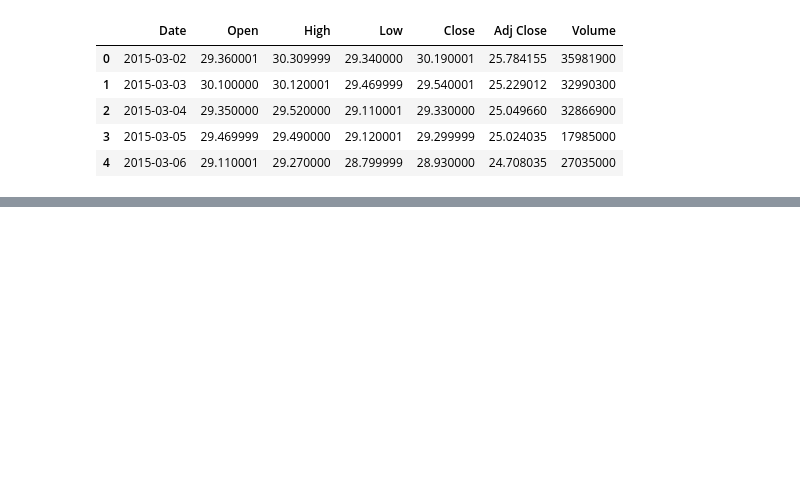
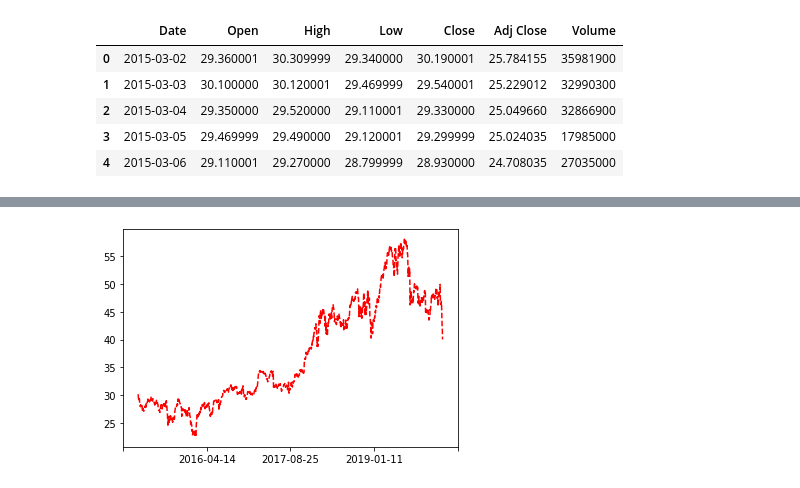
Before and after one commit to srmk1/learn-ml-hands-on, a Jupyter notebook: python/matplotlib.ipynb, the cells around one changed output, grey strips where cells are left out. Saved outputs shown, nothing was run; the diff lists cells and outputs as text; code cells hidden in the pictures; blank space fills up the shorter version.

Commit message:
Updated matplotlib

```diff
--- a/python/matplotlib.ipynb
+++ b/python/matplotlib.ipynb
@@ -43,0 +44,13 @@ Text(0.5, 1.0, 'Cisco 5 Year Share Price History')
+# %%
+#X-axis scale is not visible in previous plot
+#We can use plt.gca (get current axis) to get axis
+#Then we use set_major_locator to have only 5-entries on plot
+
+#import LinearLocator
+from matplotlib.ticker import LinearLocator
+
+plt.plot(df_cisco_daily['Date'],df_cisco_daily['Close'],'r--')
+ax = plt.gca()
+ax.get_xaxis().set_major_locator(LinearLocator(numticks=5))
+# %% [output]
+[figure, added]
```
Also changed, not shown: parts of 15 cells of this notebook, 6 other files.
